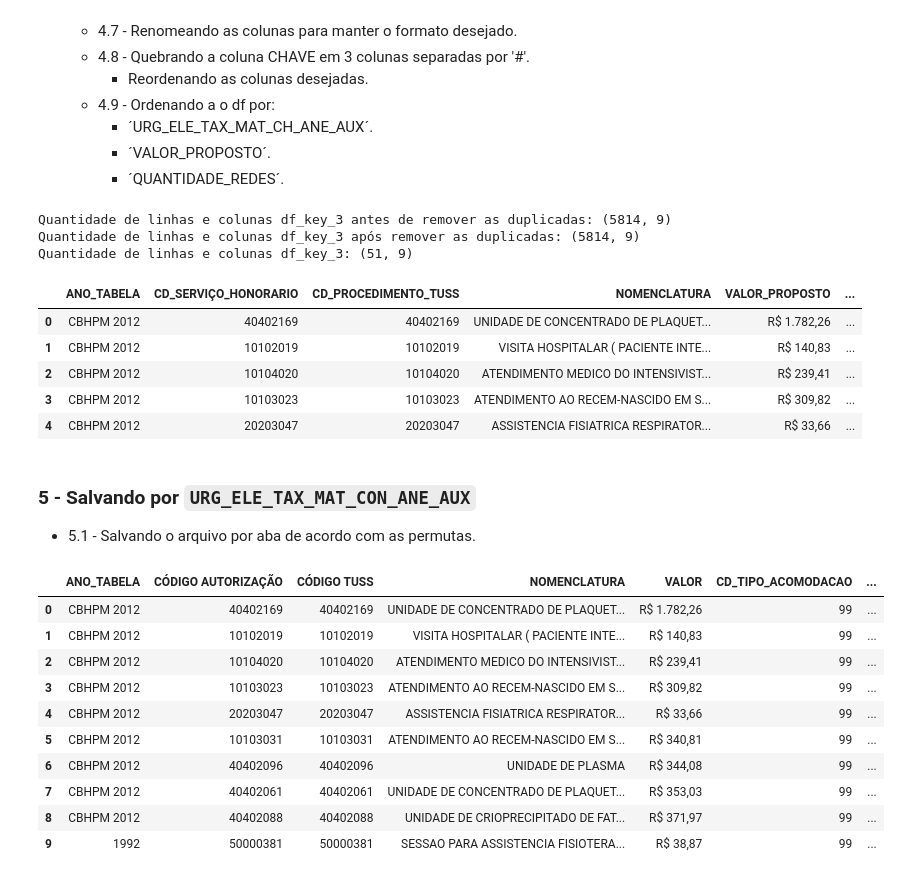
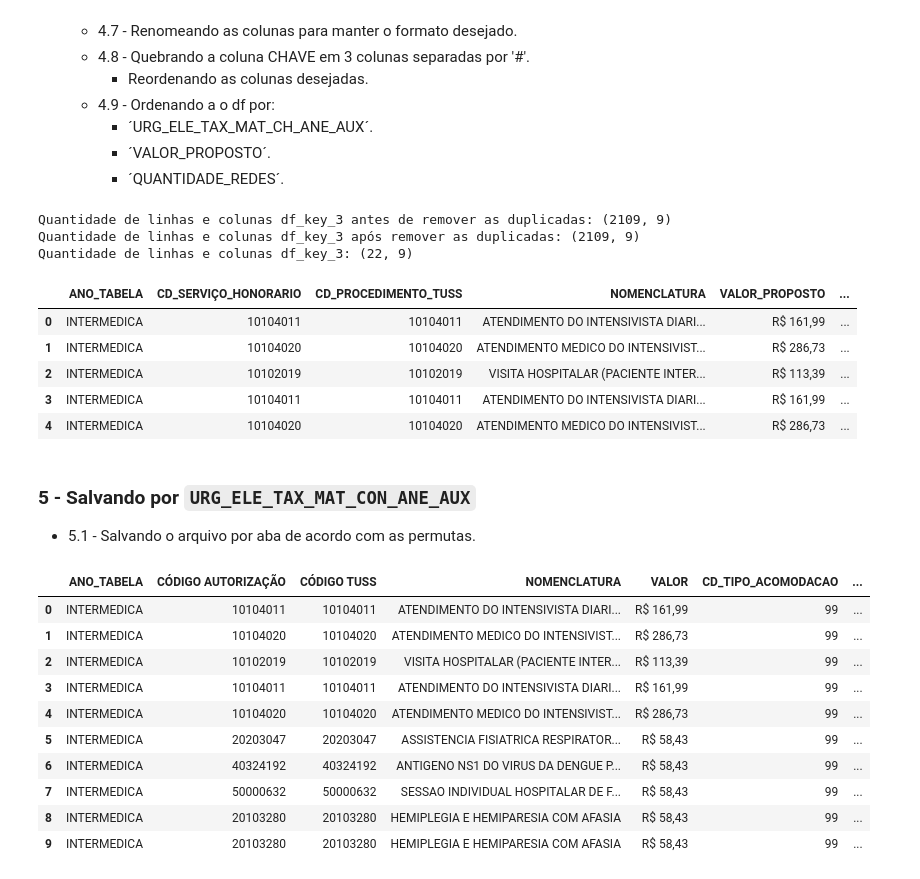
Before and after one commit to Jefferson170713/Project_HapDoc, a Jupyter notebook: script_teste.ipynb, the cells around one changed output. Cells and saved outputs as stored; diff of their text form; code cells hidden in the pictures.

```diff
--- a/script_teste.ipynb
+++ b/script_teste.ipynb
@@ -47,7 +47,7 @@ import pandas as pd
 
 
 # lendo o arquivo
-df_cod = pd.read_csv(r'./modelo_cod_renomeacao.csv', sep=';', encoding='latin1', low_memory=False)
+df_cod = pd.read_csv(r'./ARQUIVOS/modelo_cod_renomeacao.csv', sep=';', encoding='latin1', low_memory=False)
 # mostrando a quantidade de linhas e colunas
 print(f'Quantidade de linhas e colunas: {df_cod.shape}')
 # Renomendando as colunas
@@ -120,11 +120,12 @@ Colunas:
 # Selecionando as colunas que serão utilizadas
 columns_selects = [
    'ANO_TABELA','CD_SERVIÇO_HONORARIO', 'CD_PROCEDIMENTO_TUSS', 'NM_SERV_HONORARIO', 'NM_PROCEDIMENTO_TUSS',
-   'VALOR_PROPOSTO','CD_TIPO_ACOMODACAO', 'URGENCIA', 'ELETIVA', 'TAXAS', 'MATERIAL',
+   'VALOR_PROPOSTO','CD_TIPO_ACOMODACAO', 'URGENCIA', 'ELETIVA', 'TAXAS', 'MATERIAL', 'MEDICAMENTO',
    'CONSULTA_HONORARIO','ANESTESISTA', 'AUXILIAR', 'CD_TIPO_REDE',
 ]
 # filtrando as colunas
 df_filtered = df[columns_selects].copy()
+df_filtered['ANO_TABELA'] = df_filtered['ANO_TABELA'].astype(str).str.replace('.0', '').str.zfill(8)
 print(df_filtered['ANO_TABELA'].value_counts())
 # puxando as informações com np.where do df_sigo que são iguais ao df_filtered
 # Criando um dicionário de mapeamento a partir de df_sigo
@@ -138,13 +139,13 @@ print(df_filtered['ANO_TABELA'].value_counts())
 df_filtered.head(3)
 print(df_filtered['ANO_TABELA'].value_counts())
 
-# Buscando os valores que estão no df_cod e no df_filtered
-df_filtered['NOMENCLATURA'] = np.where(df_filtered['CD_SERVIÇO_HONORARIO'].isin(df_cod['CD_SERVIÇO_HONORARIO']), df_filtered['NM_PROCEDIMENTO_TUSS'], df_filtered['NM_SERV_HONORARIO'])
+# Buscando os valores que estão no df_cod e no df_filtered NM_PROCEDIMENTO_TUSS NM_SERV_HONORARIO
+df_filtered['NOMENCLATURA'] = np.where(df_filtered['CD_SERVIÇO_HONORARIO'].isin(df_cod['CD_SERVIÇO_HONORARIO']), df_filtered['NM_SERV_HONORARIO'], df_filtered['NM_PROCEDIMENTO_TUSS'])
 # Mostrando os valores que estão no df_cod e no df_filtered
 print(df_filtered['NOMENCLATURA'].value_counts())
 
 columns_selects= ['ANO_TABELA', 'CD_SERVIÇO_HONORARIO', 'CD_PROCEDIMENTO_TUSS', 'NOMENCLATURA', 'VALOR_PROPOSTO',
-   'CD_TIPO_ACOMODACAO', 'URGENCIA', 'ELETIVA', 'TAXAS', 'MATERIAL','CONSULTA_HONORARIO', 'ANESTESISTA', 'AUXILIAR', 'CD_TIPO_REDE']
+   'CD_TIPO_ACOMODACAO', 'URGENCIA', 'ELETIVA', 'TAXAS', 'MATERIAL', 'MEDICAMENTO', 'CONSULTA_HONORARIO', 'ANESTESISTA', 'AUXILIAR', 'CD_TIPO_REDE']
 
 df_filtered = df_filtered[columns_selects].copy()
 # removendo as duplicatas
@@ -192,11 +201,12 @@ Quantidade de linhas e colunas df_filtered: (5814, 14)
 # %%
 # Criando a coluna CHAVE_1 concatenando as colunas especificadas
-columns = 'URG_ELE_TAX_MAT_CH_ANE_AUX'
+columns = 'URG_ELE_TAX_MAT_MED_CH_ANE_AUX'
 df_filtered['CHAVE_1'] = (
    df_filtered['URGENCIA'].astype(str) + ' ' +
    df_filtered['ELETIVA'].astype(str) + ' ' +
    df_filtered['TAXAS'].astype(str) + ' ' +
    df_filtered['MATERIAL'].astype(str) + ' ' +
+   df_filtered['MEDICAMENTO'].astype(str) + ' ' +
    df_filtered['CONSULTA_HONORARIO'].astype(str) + ' ' +
    df_filtered['ANESTESISTA'].astype(str) + ' ' +
    df_filtered['AUXILIAR'].astype(str)
@@ -263,12 +273,12 @@ URG_ELE_TAX_MAT_CH_ANE_AUX:
         -   ´QUANTIDADE_REDES´.
 # %%
 # Selecionando as colunas que serão utilizadas
-df_key_3 = df_filtered[['ANO_TABELA','CD_SERVIÇO_HONORARIO','VALOR_PROPOSTO', 'URG_ELE_TAX_MAT_CH_ANE_AUX','CD_TIPO_REDE', 'NOMENCLATURA', 'CD_TIPO_ACOMODACAO', 'CD_PROCEDIMENTO_TUSS']].copy()
+df_key_3 = df_filtered[['ANO_TABELA','CD_SERVIÇO_HONORARIO','VALOR_PROPOSTO', 'URG_ELE_TAX_MAT_MED_CH_ANE_AUX','CD_TIPO_REDE', 'NOMENCLATURA', 'CD_TIPO_ACOMODACAO', 'CD_PROCEDIMENTO_TUSS']].copy()
 # Concatenando as informações que precisamos em uma única coluna.
 df_key_3['CHAVE_3_AUX'] = (
       df_key_3['CD_SERVIÇO_HONORARIO'].astype(str) + '#' +
       df_key_3['VALOR_PROPOSTO'].astype(str) + '#' +
-      df_key_3['URG_ELE_TAX_MAT_CH_ANE_AUX'].astype(str) + '#' +
+      df_key_3['URG_ELE_TAX_MAT_MED_CH_ANE_AUX'].astype(str) + '#' +
       df_key_3['NOMENCLATURA'].astype(str) + '#' +
       df_key_3['CD_TIPO_ACOMODACAO'].astype(str) + '#' +
       df_key_3['CD_PROCEDIMENTO_TUSS'].astype(str) + '#' +
@@ -311,13 +321,13 @@ df_key_3_grouped['QUANTIDADE_REDES'] = (
 df_key_3_grouped.columns = ['CD_SERVIÇO_HONORARIO', 'CD_TIPO_REDE', 'QUANTIDADE_REDES']
 
 # quebrando a coluna CHAVE_3_AUX em 3 colunas separadas por '#'
-df_key_3_grouped[['CD_SERVIÇO_HONORARIO', 'VALOR_PROPOSTO', 'URG_ELE_TAX_MAT_CH_ANE_AUX', 'NOMENCLATURA', 'CD_TIPO_ACOMODACAO', 'CD_PROCEDIMENTO_TUSS', 'ANO_TABELA']] = df_key_3_grouped['CD_SERVIÇO_HONORARIO'].str.split('#', expand=True)
+df_key_3_grouped[['CD_SERVIÇO_HONORARIO', 'VALOR_PROPOSTO', 'URG_ELE_TAX_MAT_MED_CH_ANE_AUX', 'NOMENCLATURA', 'CD_TIPO_ACOMODACAO', 'CD_PROCEDIMENTO_TUSS', 'ANO_TABELA']] = df_key_3_grouped['CD_SERVIÇO_HONORARIO'].str.split('#', expand=True)
 # removendo a coluna CHAVE_3_AUX
 # reordenando as colunas
-df_key_3_grouped = df_key_3_grouped[['ANO_TABELA','CD_SERVIÇO_HONORARIO','CD_PROCEDIMENTO_TUSS' ,'NOMENCLATURA','VALOR_PROPOSTO', 'CD_TIPO_ACOMODACAO', 'URG_ELE_TAX_MAT_CH_ANE_AUX', 'QUANTIDADE_REDES', 'CD_TIPO_REDE']].copy()
+df_key_3_grouped = df_key_3_grouped[['ANO_TABELA','CD_SERVIÇO_HONORARIO','CD_PROCEDIMENTO_TUSS' ,'NOMENCLATURA','VALOR_PROPOSTO', 'CD_TIPO_ACOMODACAO', 'URG_ELE_TAX_MAT_MED_CH_ANE_AUX', 'QUANTIDADE_REDES', 'CD_TIPO_REDE']].copy()
 
 # reordenando por colunas
-df_key_3_grouped.sort_values(by=['URG_ELE_TAX_MAT_CH_ANE_AUX', 'VALOR_PROPOSTO', 'QUANTIDADE_REDES'], inplace=True)
+df_key_3_grouped.sort_values(by=['URG_ELE_TAX_MAT_MED_CH_ANE_AUX', 'VALOR_PROPOSTO', 'QUANTIDADE_REDES'], inplace=True)
 # Resetando o index
 df_key_3_grouped.reset_index(drop=True, inplace=True)
 
@@ -330,58 +340,57 @@ df_key_3_grouped['VALOR_PROPOSTO'] = 'R$ ' + df_key_3_grouped['VALOR_PROPOSTO'].
 print(f'Quantidade de linhas e colunas df_key_3: {df_key_3_grouped.shape}')
 df_key_3_grouped.head()
 # %% [output]
-Quantidade de linhas e colunas df_key_3 antes de remover as duplicadas: (5814, 9)
-Quantidade de linhas e colunas df_key_3 após remover as duplicadas: (5814, 9)
-Quantidade de linhas e colunas df_key_3: (51, 9)
+Quantidade de linhas e colunas df_key_3 antes de remover as duplicadas: (2109, 9)
+Quantidade de linhas e colunas df_key_3 após remover as duplicadas: (2109, 9)
+Quantidade de linhas e colunas df_key_3: (22, 9)
 |  | ANO_TABELA | CD_SERVIÇO_HONORARIO | CD_PROCEDIMENTO_TUSS | NOMENCLATURA | VALOR_PROPOSTO | ... |
-| 0 | CBHPM 2012 | 40402169 | 40402169 | UNIDADE DE CONCENTRADO DE PLAQUET... | R$ 1.782,26 | ... |
-| 1 | CBHPM 2012 | 10102019 | 10102019 | VISITA HOSPITALAR ( PACIENTE INTE... | R$ 140,83 | ... |
-| 2 | CBHPM 2012 | 10104020 | 10104020 | ATENDIMENTO MEDICO DO INTENSIVIST... | R$ 239,41 | ... |
-| 3 | CBHPM 2012 | 10103023 | 10103023 | ATENDIMENTO AO RECEM-NASCIDO EM S... | R$ 309,82 | ... |
-| 4 | CBHPM 2012 | 20203047 | 20203047 | ASSISTENCIA FISIATRICA RESPIRATOR... | R$ 33,66 | ... |
+| 0 | INTERMEDICA | 10104011 | 10104011 | ATENDIMENTO DO INTENSIVISTA DIARI... | R$ 161,99 | ... |
+| 1 | INTERMEDICA | 10104020 | 10104020 | ATENDIMENTO MEDICO DO INTENSIVIST... | R$ 286,73 | ... |
+| 2 | INTERMEDICA | 10102019 | 10102019 | VISITA HOSPITALAR (PACIENTE INTER... | R$ 113,39 | ... |
+| 3 | INTERMEDICA | 10104011 | 10104011 | ATENDIMENTO DO INTENSIVISTA DIARI... | R$ 161,99 | ... |
+| 4 | INTERMEDICA | 10104020 | 10104020 | ATENDIMENTO MEDICO DO INTENSIVIST... | R$ 286,73 | ... |
 # %% [markdown]
 ### 5 - Salvando por `URG_ELE_TAX_MAT_CON_ANE_AUX`
    - 5.1 - Salvando o arquivo por aba de acordo com as permutas.
 # %%
 # Caminho do arquivo Excel
-output_path = r'./ARQUIVOS/ANALISE.xlsx'
+output_path = r'./ARQUIVOS/ANALISE SAO CAMILO.xlsx'
 
 # Criando o arquivo Excel com a aba principal
 with ExcelWriter(output_path, engine='openpyxl') as writer:
    # Salvando a aba principal
    df_key_3_grouped.to_excel(writer, index=False, sheet_name='GERAL')
 
    # # renomeando as colunas
    df_key_3_grouped.rename(
       columns={
          'CD_SERVIÇO_HONORARIO': 'CÓDIGO AUTORIZAÇÃO',
          'VALOR_PROPOSTO': 'VALOR',
          'CD_PROCEDIMENTO_TUSS':'CÓDIGO TUSS',
-         #'NM_PROCEDIMENTO_TUSS':'NOMENCLATURA',
          },
       inplace=True
    )
 
 
     # Salvando as abas adicionais
-   for num, save in enumerate(df_key_3_grouped['URG_ELE_TAX_MAT_CH_ANE_AUX'].unique()):
+   for num, save in enumerate(df_key_3_grouped['URG_ELE_TAX_MAT_MED_CH_ANE_AUX'].unique()):
       # Filtrando os dados
-      df_key_3_grouped_filtered = df_key_3_grouped[df_key_3_grouped['URG_ELE_TAX_MAT_CH_ANE_AUX'] == save].copy()
+      df_key_3_grouped_filtered = df_key_3_grouped[df_key_3_grouped['URG_ELE_TAX_MAT_MED_CH_ANE_AUX'] == save].copy()
       nane = f'NEG. {num+1}'
 
       # Salvando no mesmo arquivo Excel com o nome da aba correspondente
       df_key_3_grouped_filtered.to_excel(writer, index=False, sheet_name=nane)
 
 df_key_3_grouped.head(10)
 # %% [output]
 |  | ANO_TABELA | CÓDIGO AUTORIZAÇÃO | CÓDIGO TUSS | NOMENCLATURA | VALOR | CD_TIPO_ACOMODACAO | ... |
-| 0 | CBHPM 2012 | 40402169 | 40402169 | UNIDADE DE CONCENTRADO DE PLAQUET... | R$ 1.782,26 | 99 | ... |
-| 1 | CBHPM 2012 | 10102019 | 10102019 | VISITA HOSPITALAR ( PACIENTE INTE... | R$ 140,83 | 99 | ... |
-| 2 | CBHPM 2012 | 10104020 | 10104020 | ATENDIMENTO MEDICO DO INTENSIVIST... | R$ 239,41 | 99 | ... |
-| 3 | CBHPM 2012 | 10103023 | 10103023 | ATENDIMENTO AO RECEM-NASCIDO EM S... | R$ 309,82 | 99 | ... |
-| 4 | CBHPM 2012 | 20203047 | 20203047 | ASSISTENCIA FISIATRICA RESPIRATOR... | R$ 33,66 | 99 | ... |
-| 5 | CBHPM 2012 | 10103031 | 10103031 | ATENDIMENTO AO RECEM-NASCIDO EM S... | R$ 340,81 | 99 | ... |
-| 6 | CBHPM 2012 | 40402096 | 40402096 | UNIDADE DE PLASMA | R$ 344,08 | 99 | ... |
-| 7 | CBHPM 2012 | 40402061 | 40402061 | UNIDADE DE CONCENTRADO DE PLAQUET... | R$ 353,03 | 99 | ... |
-| 8 | CBHPM 2012 | 40402088 | 40402088 | UNIDADE DE CRIOPRECIPITADO DE FAT... | R$ 371,97 | 99 | ... |
-| 9 | 1992 | 50000381 | 50000381 | SESSAO PARA ASSISTENCIA FISIOTERA... | R$ 38,87 | 99 | ... |
+| 0 | INTERMEDICA | 10104011 | 10104011 | ATENDIMENTO DO INTENSIVISTA DIARI... | R$ 161,99 | 99 | ... |
+| 1 | INTERMEDICA | 10104020 | 10104020 | ATENDIMENTO MEDICO DO INTENSIVIST... | R$ 286,73 | 99 | ... |
+| 2 | INTERMEDICA | 10102019 | 10102019 | VISITA HOSPITALAR (PACIENTE INTER... | R$ 113,39 | 99 | ... |
+| 3 | INTERMEDICA | 10104011 | 10104011 | ATENDIMENTO DO INTENSIVISTA DIARI... | R$ 161,99 | 99 | ... |
+| 4 | INTERMEDICA | 10104020 | 10104020 | ATENDIMENTO MEDICO DO INTENSIVIST... | R$ 286,73 | 99 | ... |
+| 5 | INTERMEDICA | 20203047 | 20203047 | ASSISTENCIA FISIATRICA RESPIRATOR... | R$ 58,43 | 99 | ... |
+| 6 | INTERMEDICA | 40324192 | 40324192 | ANTIGENO NS1 DO VIRUS DA DENGUE P... | R$ 58,43 | 99 | ... |
+| 7 | INTERMEDICA | 50000632 | 50000632 | SESSAO INDIVIDUAL HOSPITALAR DE F... | R$ 58,43 | 99 | ... |
+| 8 | INTERMEDICA | 20103280 | 20103280 | HEMIPLEGIA E HEMIPARESIA COM AFASIA | R$ 58,43 | 99 | ... |
+| 9 | INTERMEDICA | 20103280 | 20103280 | HEMIPLEGIA E HEMIPARESIA COM AFASIA | R$ 58,43 | 99 | ... |
```
Also changed, not shown: parts of 5 cells of this notebook, 2 other files.
